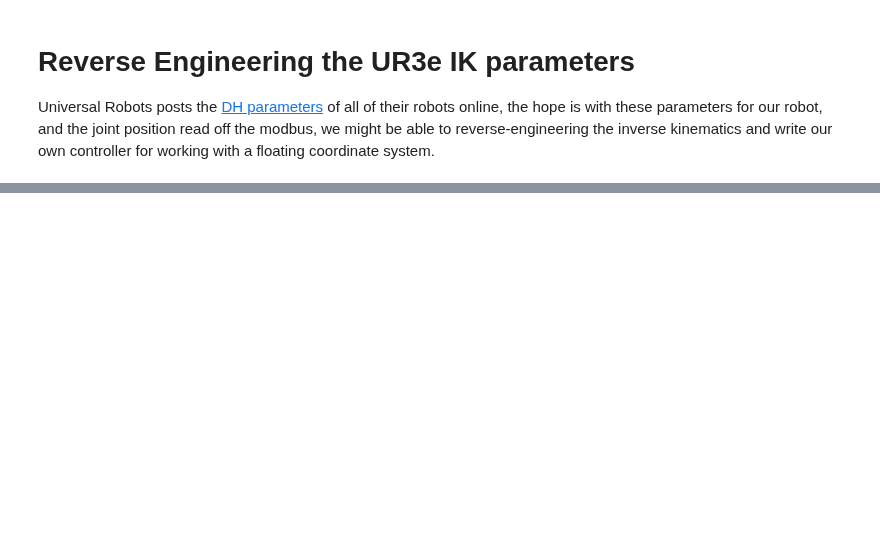
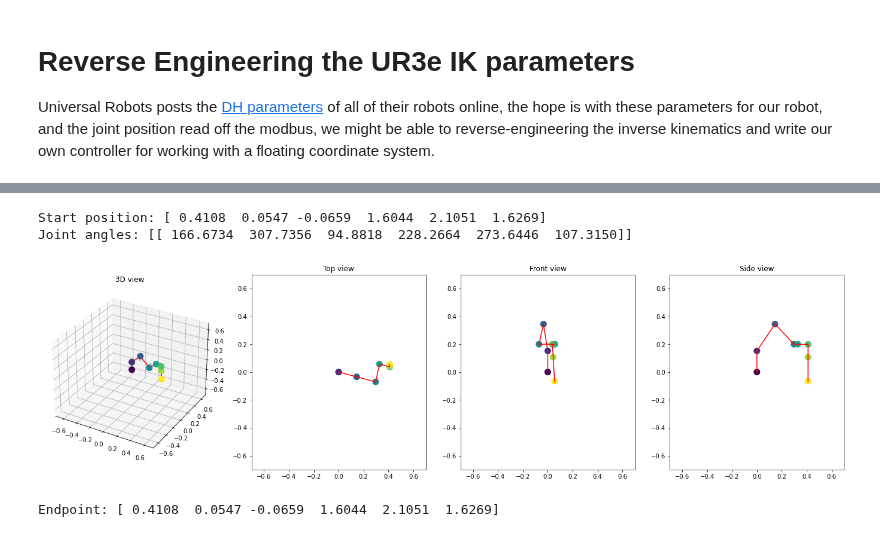
Before and after one commit to Benji-UW/COBOT-Transducer-Control-Code, a Jupyter notebook: IK_Scans/IK_experiments.ipynb, the cells around one changed output, grey strips where cells are left out. Drawn from its saved outputs; the diff is of its cells as text; code cells hidden in the pictures; blank space fills up the shorter version.

Commit message:
Okay, I've come to the conclusion that my forward kinematics works just fine, it just can't do angles that match the system ones lmao. Worth continuing.

```diff
--- a/IK_Scans/IK_experiments.ipynb
+++ b/IK_Scans/IK_experiments.ipynb
@@ -52,6 +52,6 @@ names = ("Floating coordinate system", "Joint angles", "Base position")
 for i in range(3):
     print(f"{names[i]}: {joints_at_points[0][i]}")
 print(f"Number of points: {len(joints_at_points)}")
-# %%
-links = np.zeros((6,4,4))
-print(links[0])
+# %%
+a = np.array([[1,0,0],[0,0,-1],[0,1,0]])
+np.trace(a)
@@ -73,7 +75,7 @@ def plot_linkages(points, target=None):
     if len(points.shape) == 1:
         points = np.array([points])
 
-    xlim,ylim,zlim = ([-0.5,0.5],[-0.5,0.5],[-0.5,0.5])
+    xlim,ylim,zlim = ([-0.7,0.7],[-0.7,0.7],[-0.7,0.7])
 
     points = np.append(np.array([[0,0,0,0,0,0]]),points,axis=0)
 
@@ -128,7 +130,19 @@ def matrix_to_coordinates(mat):
     cosb=np.cos(beta)
     alpha = np.arctan2(mat[0,0]/cosb, mat[1,0]/cosb)
     gamma = np.arctan2(mat[2,2]/cosb, mat[2,1]/cosb)
+
+    # r = mat[0:3,0:3]
+    # print(r)
+    # theta = np.arccos((np.trace(r) - 1)/2)
+    # # print(theta)
+    # temp = 1/(2*np.sin(theta))
+    # # print(temp)
+
+    # w = temp *np.array([[r[2,1] - r[1,2]],[r[0,2]-r[2,0]],[r[1,0]-r[0,1]]])
+    # print(w)
+
     return np.array([X,Y,Z,beta,alpha,gamma])
+    # return np.array([X,Y,Z,w[0],w[1],w[2]])
 
 def joints_forward_kinematics_messy(joints,plot=False):
     '''Accepts as input a list of 6 joint positions in radians'''
@@ -229 +231,52 @@ Endpoint: [-0.4566 -0.3962  0.0665  1.5708  1.5708  0.0000]
+# %%
+index = 0
+stepwise = True
+
+joints = joints_at_points[index][1]
+base_pos = joints_at_points[index][2]
+base_pos = np.array(base_pos).flatten()
+floating_pos = joints_at_points[index][0]
+
+# ("Floating coordinate system", "Joint angles", "Base position")
+
+# print(np.array(start_joints).flatten())
+# calc = joints_forward_kinematics(joints)
+
+# error = []
+start_position = joints_forward_kinematics(joints_at_points[0][1])
+print(f"Start position: {start_position}")
+
+# test_joints = np.array([0,-np.pi/2,0,-np.pi/2,0,0])
+# test_joints = np.array([0,0,0,0,0,0])
+
+def transform_to_pipi(input_angle):
+    def truncated_remainder(dividend, divisor):
+        divided_number = dividend / divisor
+        divided_number = \
+            -int(-divided_number) if divided_number < 0 else int(divided_number)
+
+        remainder = dividend - divisor * divided_number
+
+        return remainder
+    pi = np.pi
+    revolutions = int((input_angle + np.sign(input_angle) * pi) / (2 * pi))
+
+    p1 = truncated_remainder(input_angle + np.sign(input_angle) * pi, 2 * pi)
+    p2 = (np.sign(np.sign(input_angle)
+                  + 2 * (np.sign(abs((truncated_remainder(input_angle + pi, 2 * pi))
+                                      / (2 * pi))) - 1))) * pi
+
+    output_angle = p1 - p2
+
+    return output_angle
+
+
+print(f"Joint angles: {np.rad2deg(joints).T}")
+fin = joints_forward_kinematics(joints,plot=True,debug=False)
+print(f"Endpoint: {fin}")
+# %% [output]
+Start position: [ 0.4108  0.0547 -0.0659  1.6044  2.1051  1.6269]
+Joint angles: [[ 166.6734  307.7356  94.8818  228.2664  273.6446  107.3150]]
+[figure, added]
+Endpoint: [ 0.4108  0.0547 -0.0659  1.6044  2.1051  1.6269]
 # %%
```
Also changed, not shown: parts of 3 cells of this notebook, 1 other file.
